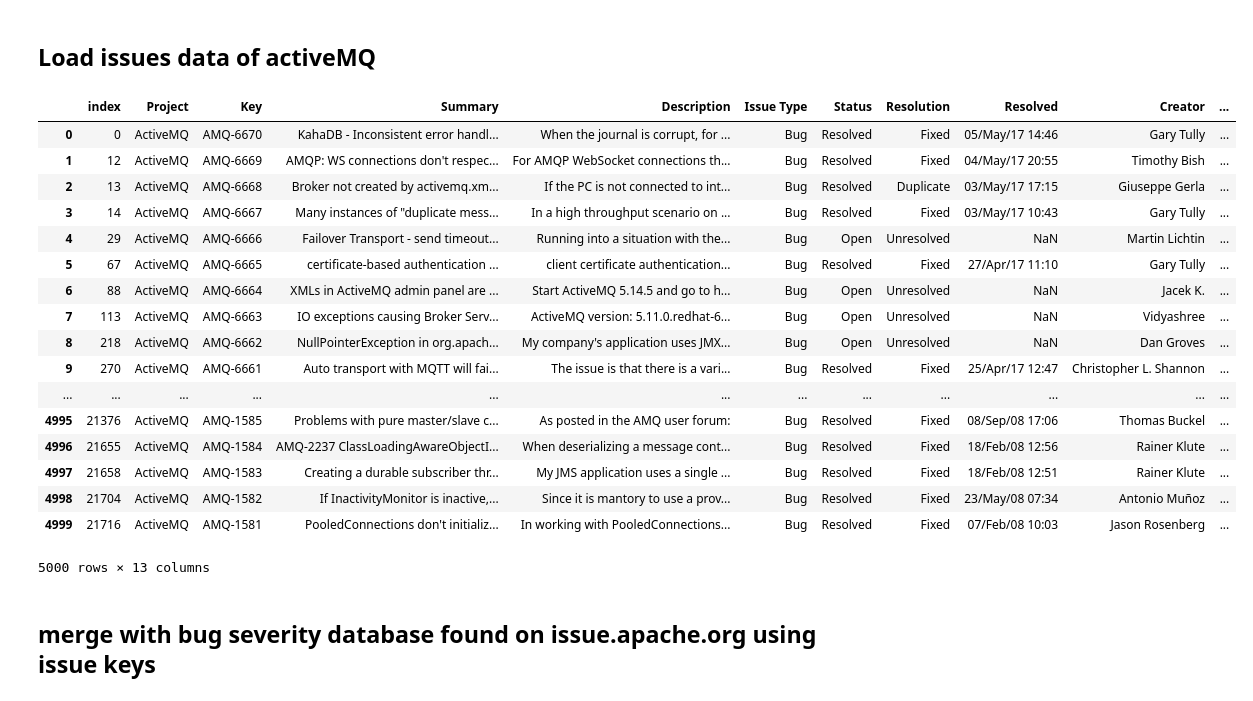
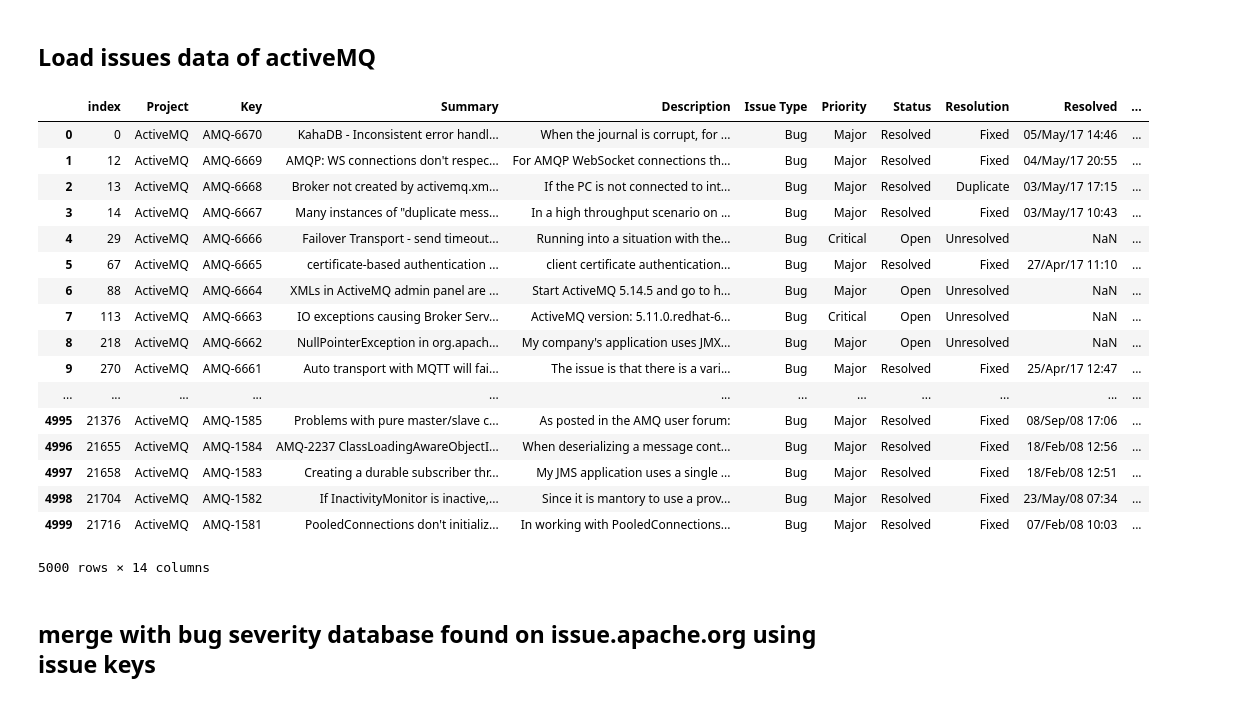
Before and after one commit to RanaivosonHerimanitra/codemining, a Jupyter notebook: AnalysisSummer2017.ipynb, the cells around one changed output. Saved outputs shown, nothing was run; the diff lists cells and outputs as text; code cells hidden in the pictures.

```diff
--- a/AnalysisSummer2017.ipynb
+++ b/AnalysisSummer2017.ipynb
@@ -285,29 +301,29 @@ severity5=pd.read_excel(path+"activeMQ_part5.xls")
 severity5['Key']=severity5['Key'].apply(lambda x: str(x).strip())
 severity=pd.concat([severity1,severity2,severity3,severity4,severity5])
 # %%
-cols=['Project','Key','Summary','Description','Issue Type','Status',
+cols=['Project','Key','Summary','Description','Issue Type','Priority','Status',
       'Resolution','Resolved','Creator','Created','Affects Version/s','Fix Version/s']
 severity=severity.loc[severity['Project']=='ActiveMQ',cols]
 severity.reset_index()
 # %% [output]
-|  | index | Project | Key | Summary | Description | Issue Type | Status | Resolution | Resolved | Creator | ... |
-| 0 | 0 | ActiveMQ | AMQ-6670 | KahaDB - Inconsistent error handl... | When the journal is corrupt, for ... | Bug | Resolved | Fixed | 05/May/17 14:46 | Gary Tully | ... |
-| 1 | 12 | ActiveMQ | AMQ-6669 | AMQP: WS connections don't respec... | For AMQP WebSocket connections th... | Bug | Resolved | Fixed | 04/May/17 20:55 | Timothy Bish | ... |
-| 2 | 13 | ActiveMQ | AMQ-6668 | Broker not created by activemq.xm... | If the PC is not connected to int... | Bug | Resolved | Duplicate | 03/May/17 17:15 | Giuseppe Gerla | ... |
-| 3 | 14 | ActiveMQ | AMQ-6667 | Many instances of "duplicate mess... | In a high throughput scenario on ... | Bug | Resolved | Fixed | 03/May/17 10:43 | Gary Tully | ... |
-| 4 | 29 | ActiveMQ | AMQ-6666 | Failover Transport - send timeout... | Running into a situation with the... | Bug | Open | Unresolved | NaN | Martin Lichtin | ... |
-| 5 | 67 | ActiveMQ | AMQ-6665 | certificate-based authentication ... | client certificate authentication... | Bug | Resolved | Fixed | 27/Apr/17 11:10 | Gary Tully | ... |
-| 6 | 88 | ActiveMQ | AMQ-6664 | XMLs in ActiveMQ admin panel are ... | Start ActiveMQ 5.14.5 and go to h... | Bug | Open | Unresolved | NaN | Jacek K. | ... |
-| 7 | 113 | ActiveMQ | AMQ-6663 | IO exceptions causing Broker Serv... | ActiveMQ version: 5.11.0.redhat-6... | Bug | Open | Unresolved | NaN | Vidyashree | ... |
-| 8 | 218 | ActiveMQ | AMQ-6662 | NullPointerException in org.apach... | My company's application uses JMX... | Bug | Open | Unresolved | NaN | Dan Groves | ... |
-| 9 | 270 | ActiveMQ | AMQ-6661 | Auto transport with MQTT will fai... | The issue is that there is a vari... | Bug | Resolved | Fixed | 25/Apr/17 12:47 | Christopher L. Shannon | ... |
+|  | index | Project | Key | Summary | Description | Issue Type | Priority | Status | Resolution | Resolved | ... |
+| 0 | 0 | ActiveMQ | AMQ-6670 | KahaDB - Inconsistent error handl... | When the journal is corrupt, for ... | Bug | Major | Resolved | Fixed | 05/May/17 14:46 | ... |
+| 1 | 12 | ActiveMQ | AMQ-6669 | AMQP: WS connections don't respec... | For AMQP WebSocket connections th... | Bug | Major | Resolved | Fixed | 04/May/17 20:55 | ... |
+| 2 | 13 | ActiveMQ | AMQ-6668 | Broker not created by activemq.xm... | If the PC is not connected to int... | Bug | Major | Resolved | Duplicate | 03/May/17 17:15 | ... |
+| 3 | 14 | ActiveMQ | AMQ-6667 | Many instances of "duplicate mess... | In a high throughput scenario on ... | Bug | Major | Resolved | Fixed | 03/May/17 10:43 | ... |
+| 4 | 29 | ActiveMQ | AMQ-6666 | Failover Transport - send timeout... | Running into a situation with the... | Bug | Critical | Open | Unresolved | NaN | ... |
+| 5 | 67 | ActiveMQ | AMQ-6665 | certificate-based authentication ... | client certificate authentication... | Bug | Major | Resolved | Fixed | 27/Apr/17 11:10 | ... |
+| 6 | 88 | ActiveMQ | AMQ-6664 | XMLs in ActiveMQ admin panel are ... | Start ActiveMQ 5.14.5 and go to h... | Bug | Major | Open | Unresolved | NaN | ... |
+| 7 | 113 | ActiveMQ | AMQ-6663 | IO exceptions causing Broker Serv... | ActiveMQ version: 5.11.0.redhat-6... | Bug | Critical | Open | Unresolved | NaN | ... |
+| 8 | 218 | ActiveMQ | AMQ-6662 | NullPointerException in org.apach... | My company's application uses JMX... | Bug | Major | Open | Unresolved | NaN | ... |
+| 9 | 270 | ActiveMQ | AMQ-6661 | Auto transport with MQTT will fai... | The issue is that there is a vari... | Bug | Major | Resolved | Fixed | 25/Apr/17 12:47 | ... |
 | ... | ... | ... | ... | ... | ... | ... | ... | ... | ... | ... | ... |
-| 4995 | 21376 | ActiveMQ | AMQ-1585 | Problems with pure master/slave c... | As posted in the AMQ user forum: | Bug | Resolved | Fixed | 08/Sep/08 17:06 | Thomas Buckel | ... |
-| 4996 | 21655 | ActiveMQ | AMQ-1584 | AMQ-2237 ClassLoadingAwareObjectI... | When deserializing a message cont... | Bug | Resolved | Fixed | 18/Feb/08 12:56 | Rainer Klute | ... |
-| 4997 | 21658 | ActiveMQ | AMQ-1583 | Creating a durable subscriber thr... | My JMS application uses a single ... | Bug | Resolved | Fixed | 18/Feb/08 12:51 | Rainer Klute | ... |
-| 4998 | 21704 | ActiveMQ | AMQ-1582 | If InactivityMonitor is inactive,... | Since it is mantory to use a prov... | Bug | Resolved | Fixed | 23/May/08 07:34 | Antonio Muñoz | ... |
-| 4999 | 21716 | ActiveMQ | AMQ-1581 | PooledConnections don't initializ... | In working with PooledConnections... | Bug | Resolved | Fixed | 07/Feb/08 10:03 | Jason Rosenberg | ... |
+| 4995 | 21376 | ActiveMQ | AMQ-1585 | Problems with pure master/slave c... | As posted in the AMQ user forum: | Bug | Major | Resolved | Fixed | 08/Sep/08 17:06 | ... |
+| 4996 | 21655 | ActiveMQ | AMQ-1584 | AMQ-2237 ClassLoadingAwareObjectI... | When deserializing a message cont... | Bug | Major | Resolved | Fixed | 18/Feb/08 12:56 | ... |
+| 4997 | 21658 | ActiveMQ | AMQ-1583 | Creating a durable subscriber thr... | My JMS application uses a single ... | Bug | Major | Resolved | Fixed | 18/Feb/08 12:51 | ... |
+| 4998 | 21704 | ActiveMQ | AMQ-1582 | If InactivityMonitor is inactive,... | Since it is mantory to use a prov... | Bug | Major | Resolved | Fixed | 23/May/08 07:34 | ... |
+| 4999 | 21716 | ActiveMQ | AMQ-1581 | PooledConnections don't initializ... | In working with PooledConnections... | Bug | Major | Resolved | Fixed | 07/Feb/08 10:03 | ... |
-5000 rows × 13 columns
+5000 rows × 14 columns
 # %% [markdown]
 ## merge with bug severity database found on issue.apache.org using issue keys
 # %%
```
Also changed, not shown: parts of 16 cells of this notebook.
